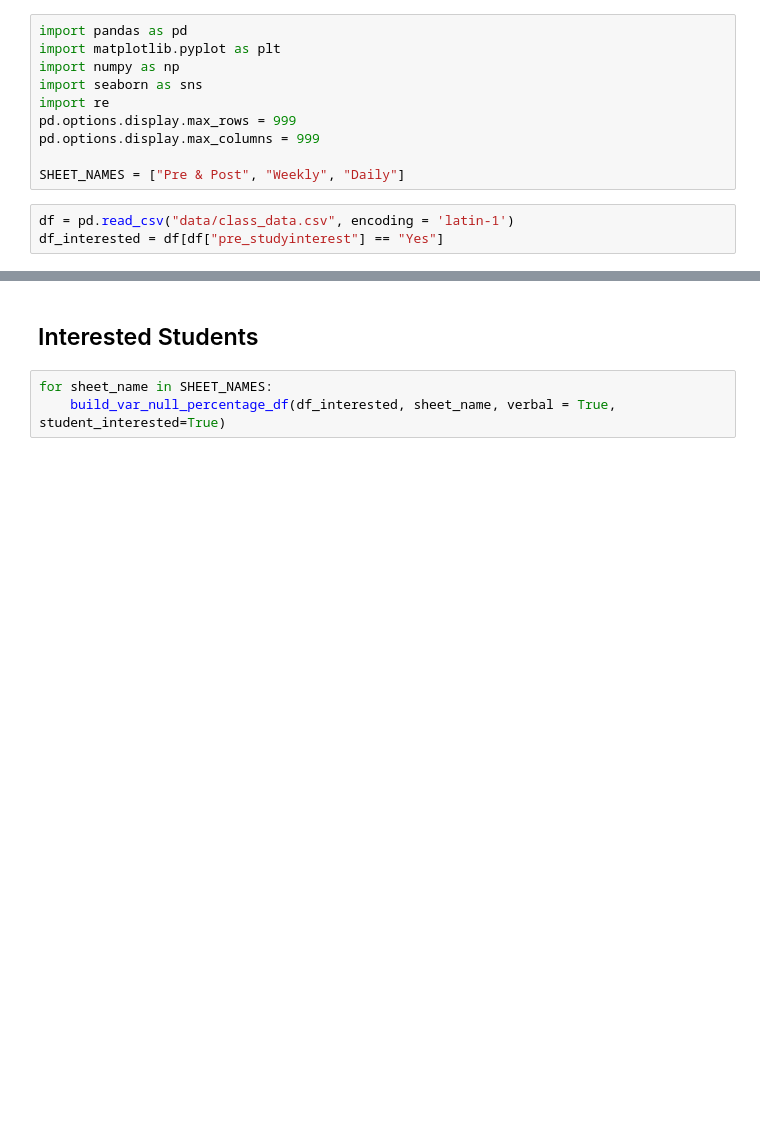
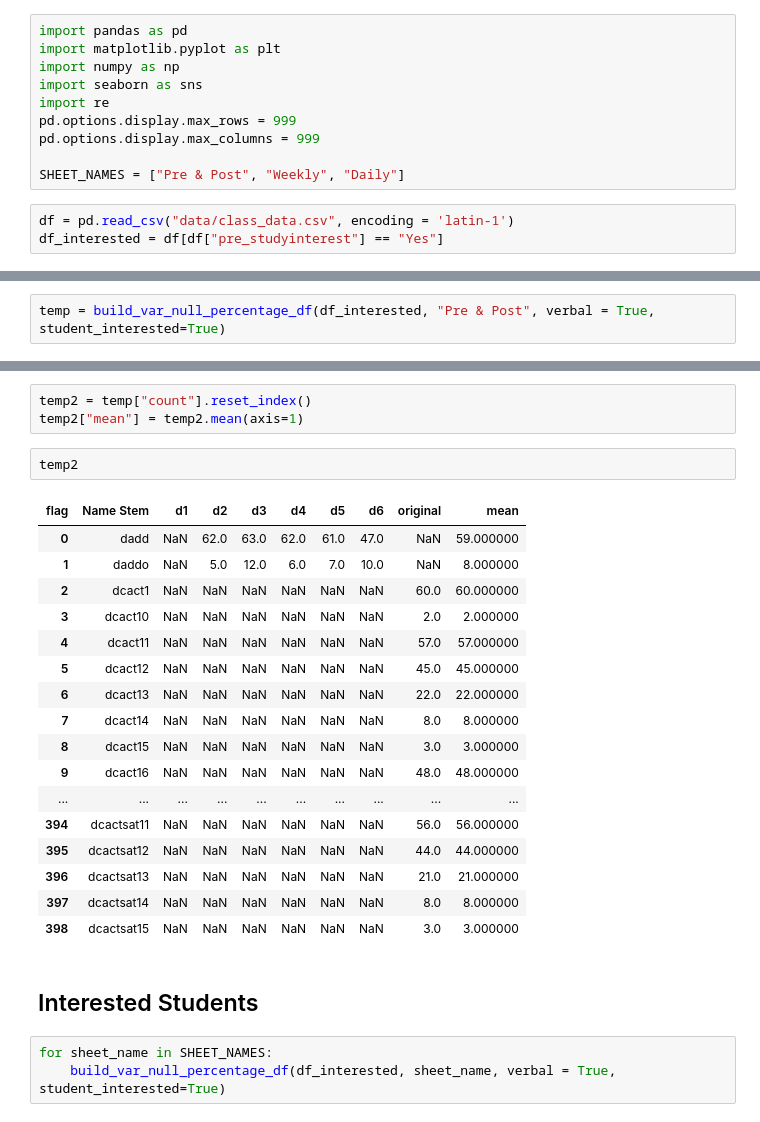
Before and after one commit to hanweny/DMOL, a Jupyter notebook: pre_var_selection.ipynb, the cells around one changed output, grey strips where cells are left out. Saved outputs shown, nothing was run; the diff lists cells and outputs as text; blank space fills up the shorter version.

```diff
--- a/pre_var_selection.ipynb
+++ b/pre_var_selection.ipynb
@@ -96,2 +100,4 @@ def build_var_null_percentage_df(df, sheet_name, verbal = False, overwrite = Tru
 
     return df_percentage
+# %%
+temp = build_var_null_percentage_df(df_interested, "Pre & Post", verbal = True, student_interested=True)
@@ -98,3 +129,26 @@ def build_var_null_percentage_df(df, sheet_name, verbal = False, overwrite = Tru
+# %%
+temp2 = temp["count"].reset_index()
+temp2["mean"] = temp2.mean(axis=1)
+# %%
+temp2
+# %% [output]
+| flag | Name Stem | d1 | d2 | d3 | d4 | d5 | d6 | original | mean |
+| 0 | dadd | NaN | 62.0 | 63.0 | 62.0 | 61.0 | 47.0 | NaN | 59.000000 |
+| 1 | daddo | NaN | 5.0 | 12.0 | 6.0 | 7.0 | 10.0 | NaN | 8.000000 |
+| 2 | dcact1 | NaN | NaN | NaN | NaN | NaN | NaN | 60.0 | 60.000000 |
+| 3 | dcact10 | NaN | NaN | NaN | NaN | NaN | NaN | 2.0 | 2.000000 |
+| 4 | dcact11 | NaN | NaN | NaN | NaN | NaN | NaN | 57.0 | 57.000000 |
+| 5 | dcact12 | NaN | NaN | NaN | NaN | NaN | NaN | 45.0 | 45.000000 |
+| 6 | dcact13 | NaN | NaN | NaN | NaN | NaN | NaN | 22.0 | 22.000000 |
+| 7 | dcact14 | NaN | NaN | NaN | NaN | NaN | NaN | 8.0 | 8.000000 |
+| 8 | dcact15 | NaN | NaN | NaN | NaN | NaN | NaN | 3.0 | 3.000000 |
+| 9 | dcact16 | NaN | NaN | NaN | NaN | NaN | NaN | 48.0 | 48.000000 |
+| ... | ... | ... | ... | ... | ... | ... | ... | ... | ... |
+| 394 | dcactsat11 | NaN | NaN | NaN | NaN | NaN | NaN | 56.0 | 56.000000 |
+| 395 | dcactsat12 | NaN | NaN | NaN | NaN | NaN | NaN | 44.0 | 44.000000 |
+| 396 | dcactsat13 | NaN | NaN | NaN | NaN | NaN | NaN | 21.0 | 21.000000 |
+| 397 | dcactsat14 | NaN | NaN | NaN | NaN | NaN | NaN | 8.0 | 8.000000 |
+| 398 | dcactsat15 | NaN | NaN | NaN | NaN | NaN | NaN | 3.0 | 3.000000 |
 # %% [markdown]
 ## Interested Students
 # %%
```
Also changed, not shown: parts of 6 cells of this notebook.
